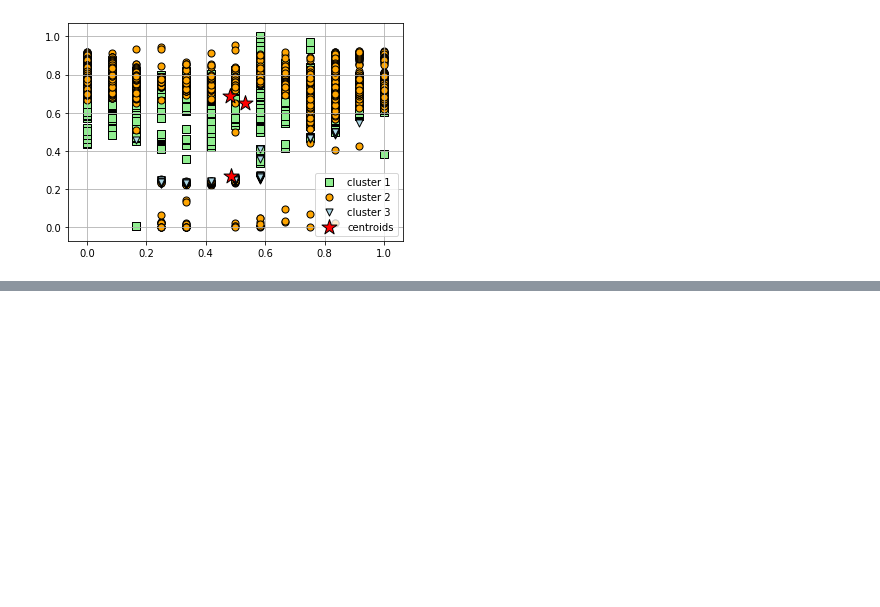
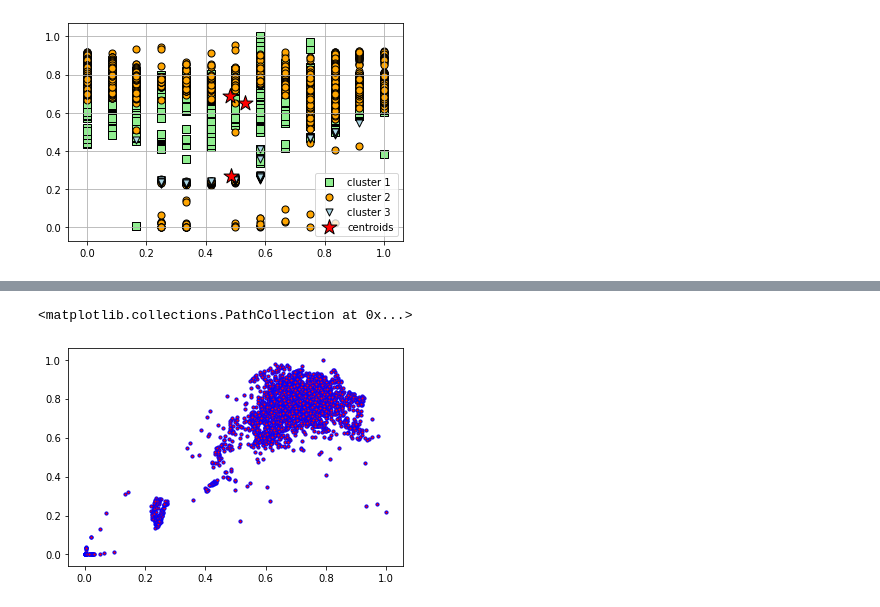
Before and after one commit to harshitadd/VisionAir, a Jupyter notebook: Fed_Clustering.ipynb, the cells around one changed output, grey strips where cells are left out. Cells and saved outputs as stored; diff of their text form; code cells hidden in the pictures; blank space fills up the shorter version.

```diff
--- a/Fed_Clustering.ipynb
+++ b/Fed_Clustering.ipynb
@@ -79,0 +142,9 @@ plt.show()
+# %%
+plt.scatter(
+   feat_dim[:, 1], feat_dim[:, 2],
+   c='red', marker='o',
+   edgecolor='blue', s=10
+)
+# %% [output]
+<matplotlib.collections.PathCollection at 0x...>
+[figure, added]
```
Also changed, not shown: parts of 26 cells of this notebook.
